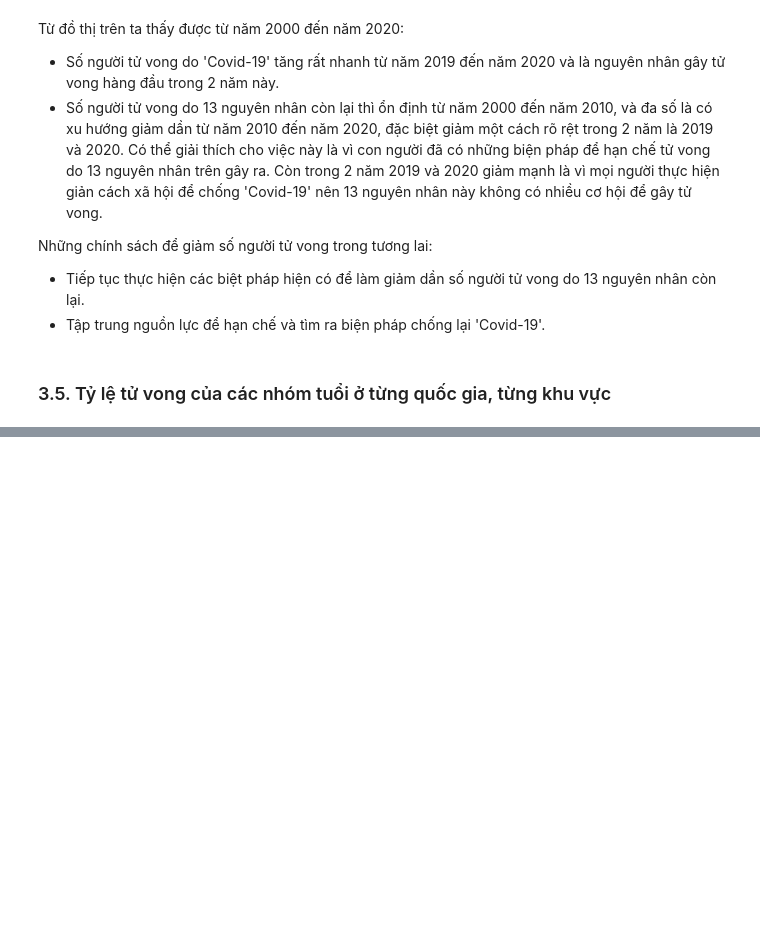
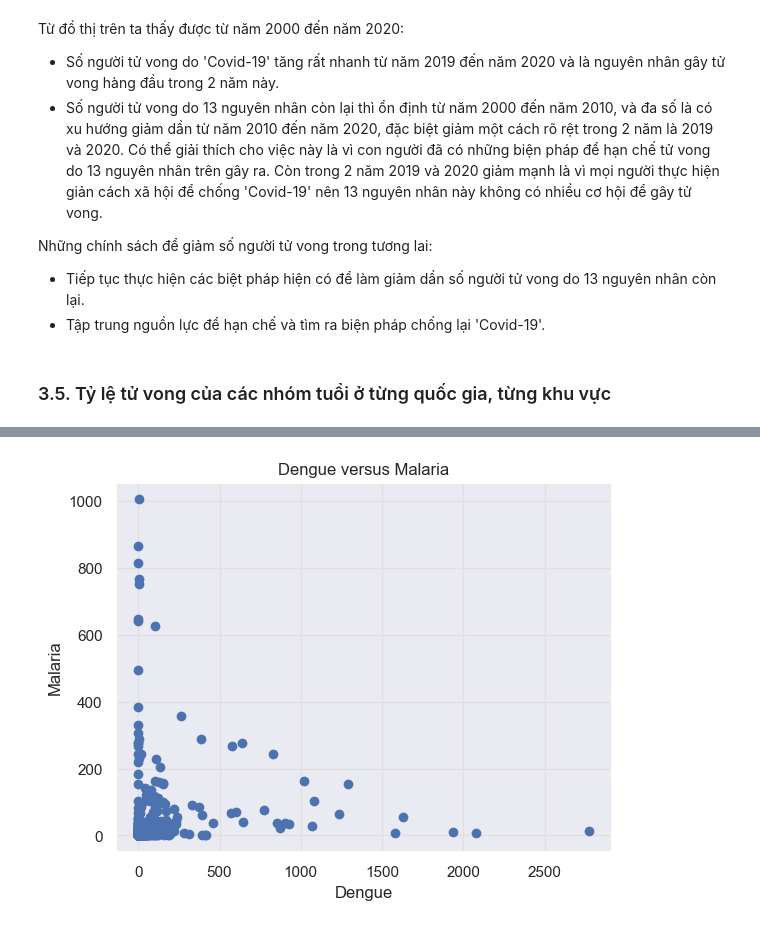
Before and after one commit to tungbtt/NMKHDL_Project, a Jupyter notebook: DataPreprocessing.ipynb, the cells around one changed output, grey strips where cells are left out. Saved outputs shown, nothing was run; the diff lists cells and outputs as text; code cells hidden in the pictures; blank space fills up the shorter version.

```diff
--- a/DataPreprocessing.ipynb
+++ b/DataPreprocessing.ipynb
@@ -578,0 +584,10 @@ Những chính sách để giảm số người tử vong trong tương lai:
+# %%
+def pl_scatter(col1, col2):
+    pl_df = df[['Country', 'Year', col1, col2]]
+    pl_df = pl_df.groupby(['Country', 'Year']).sum().reset_index()
+    pl_df[(pl_df != 0).all(1)]
+    plt.scatter(pl_df[col1], pl_df[col2])
+    plt.title(f'{col1} versus {col2}')
+    plt.xlabel(col1)
+    plt.ylabel(col2)
+    plt.show()
@@ -578,0 +597,4 @@ Những chính sách để giảm số người tử vong trong tương lai:
+# %%
+pl_scatter('Dengue', 'Malaria')
+# %% [output]
+[figure, added]
```
Also changed, not shown: parts of 21 cells of this notebook.
